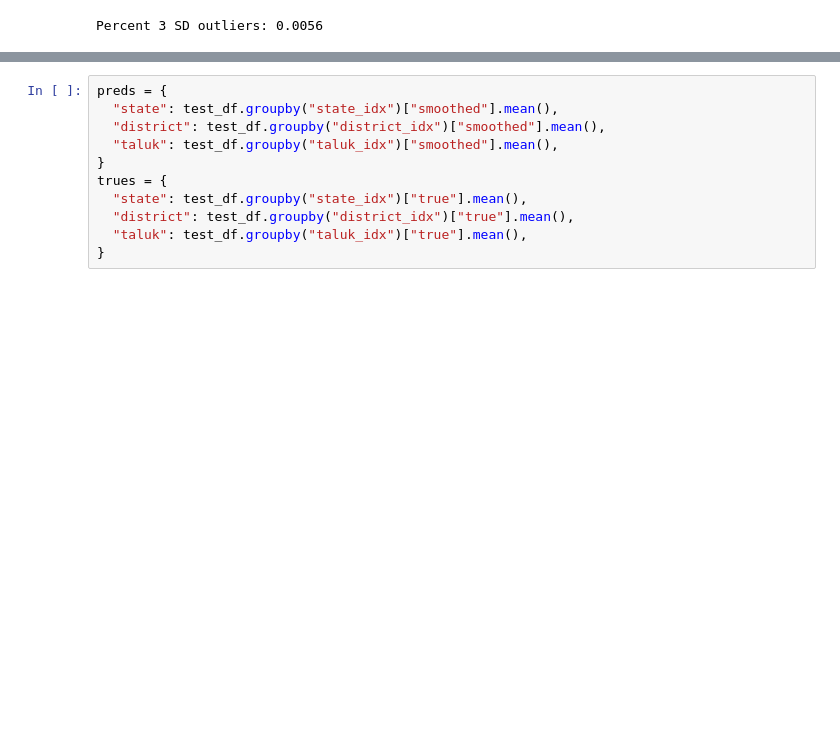
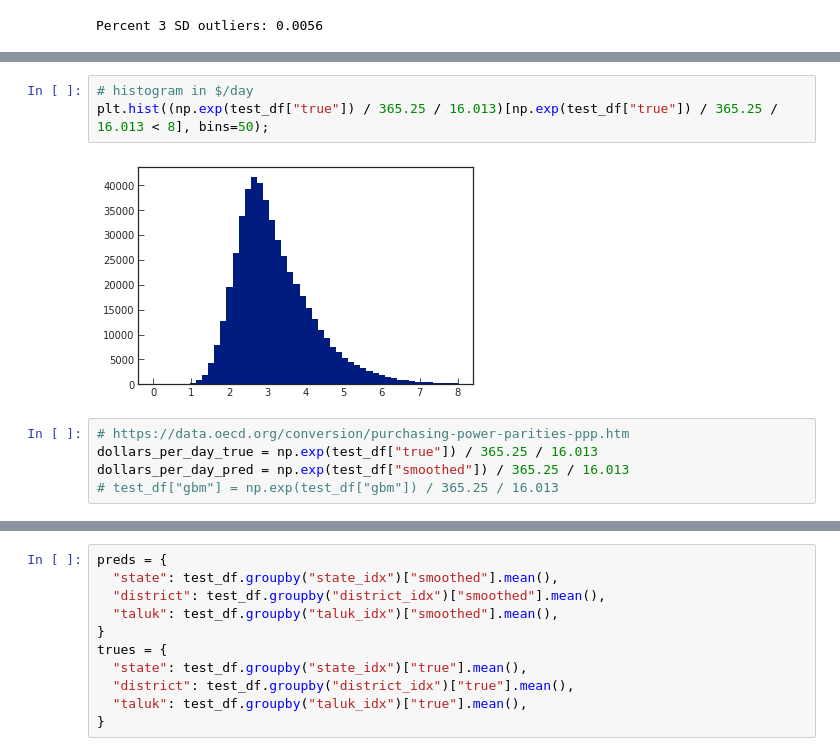
Before and after one commit to chrisyeh96/india-poverty, a Jupyter notebook: results/results.ipynb, the cells around one changed output, grey strips where cells are left out. Cells and saved outputs as stored; diff of their text form; blank space fills up the shorter version.

```diff
--- a/results/results.ipynb
+++ b/results/results.ipynb
@@ -155,0 +147,10 @@ plt.legend();
+# %%
+# histogram in $/day
+plt.hist((np.exp(test_df["true"]) / 365.25 / 16.013)[np.exp(test_df["true"]) / 365.25 / 16.013 < 8], bins=50);
+# %% [output]
+[figure, added]
+# %%
+# https://data.oecd.org/conversion/purchasing-power-parities-ppp.htm
+dollars_per_day_true = np.exp(test_df["true"]) / 365.25 / 16.013
+dollars_per_day_pred = np.exp(test_df["smoothed"]) / 365.25 / 16.013
+# test_df["gbm"] = np.exp(test_df["gbm"]) / 365.25 / 16.013
```
Also changed, not shown: parts of 23 cells of this notebook, 5 other files.
